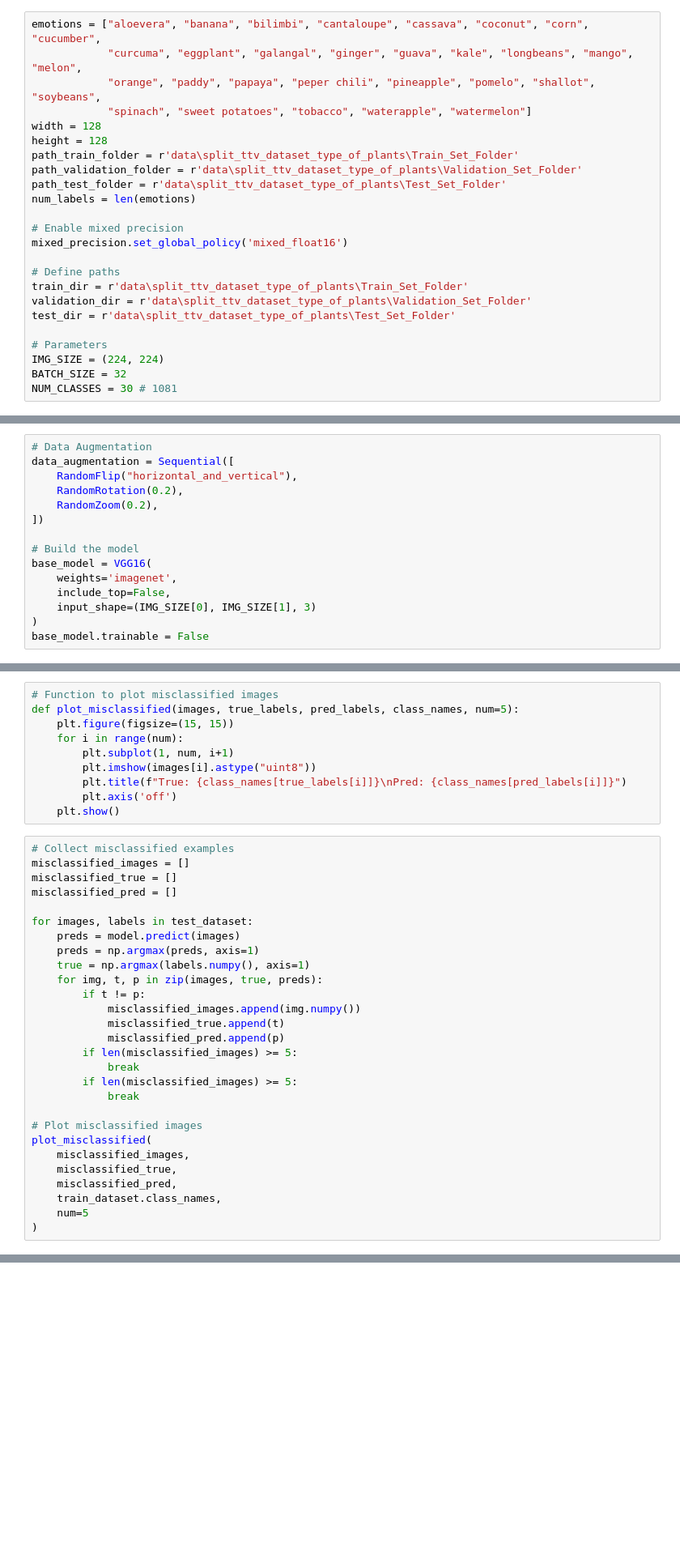
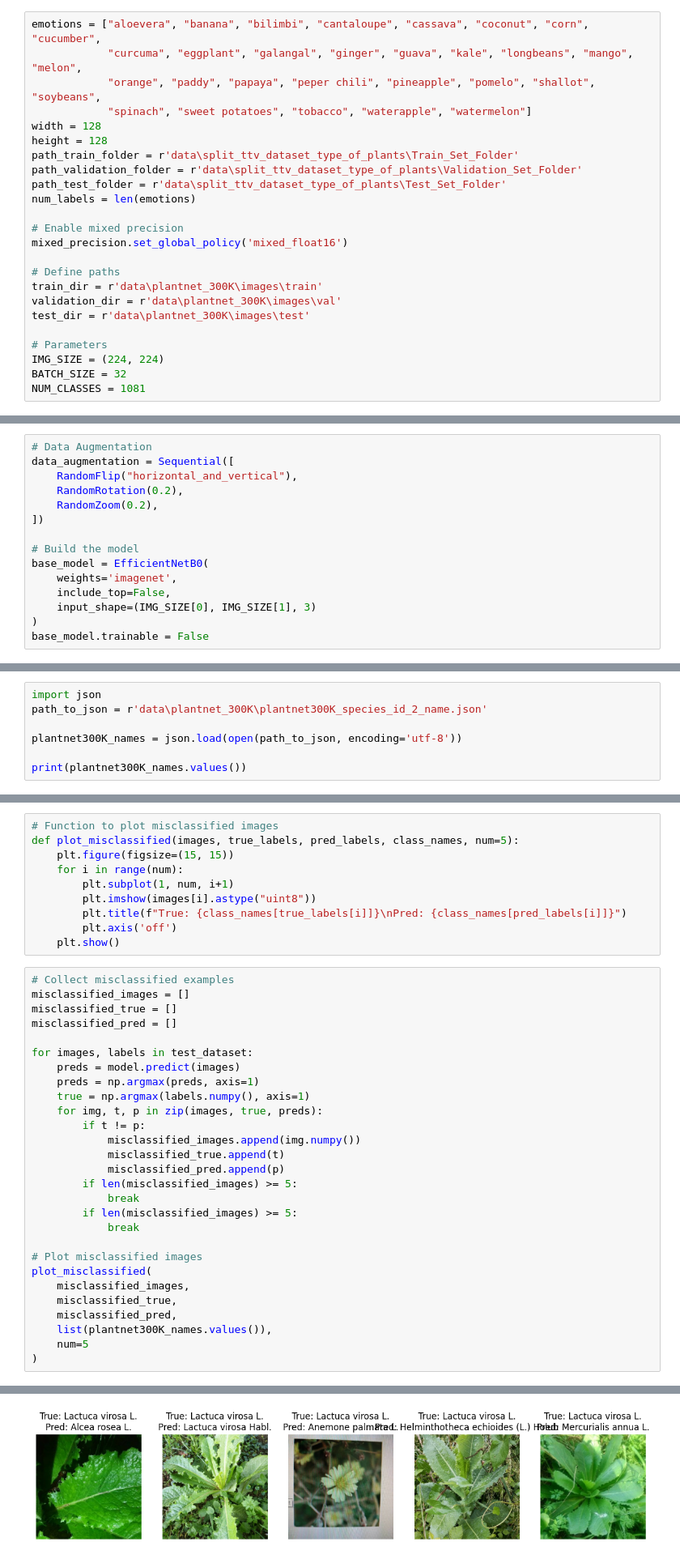
Before and after one commit to amso95/plant_project, a Jupyter notebook: transfer_learning_plant_project.ipynb, the cells around one changed output, grey strips where cells are left out. Shown at 81% size. Cells and saved outputs as stored; diff of their text form; blank space fills up the shorter version.

Commit message:
Transfer learning plantnet300k efficientnetb0

```diff
--- a/transfer_learning_plant_project.ipynb
+++ b/transfer_learning_plant_project.ipynb
@@ -29,14 +29,14 @@ num_labels = len(emotions)
 mixed_precision.set_global_policy('mixed_float16')
 
 # Define paths
-train_dir = r'data\split_ttv_dataset_type_of_plants\Train_Set_Folder'
-validation_dir = r'data\split_ttv_dataset_type_of_plants\Validation_Set_Folder'
-test_dir = r'data\split_ttv_dataset_type_of_plants\Test_Set_Folder'
+train_dir = r'data\plantnet_300K\images\train'
+validation_dir = r'data\plantnet_300K\images\val'
+test_dir = r'data\plantnet_300K\images\test'
 
 # Parameters
 IMG_SIZE = (224, 224)
 BATCH_SIZE = 32
-NUM_CLASSES = 30 # 1081
+NUM_CLASSES = 1081
 # %%
 # Create datasets
 train_dataset = image_dataset_from_directory(
@@ -99,7 +99,7 @@ data_augmentation = Sequential([
 ])
 
 # Build the model
-base_model = VGG16(
+base_model = EfficientNetB0(
 	weights='imagenet',
 	include_top=False,
 	input_shape=(IMG_SIZE[0], IMG_SIZE[1], 3)
@@ -216,0 +214,7 @@ model.save("transfer_learning_VGG16.keras")
+# %%
+import json
+path_to_json = r'data\plantnet_300K\plantnet300K_species_id_2_name.json'
+
+plantnet300K_names = json.load(open(path_to_json, encoding='utf-8'))
+
+print(plantnet300K_names.values())
@@ -265,6 +297,7 @@ plot_misclassified(
 	misclassified_images,
 	misclassified_true,
 	misclassified_pred,
-	train_dataset.class_names,
+	list(plantnet300K_names.values()),
 	num=5
 )
+# %% [output]
@@ -271,3 +321,4 @@ plot_misclassified(
+[figure, added]
 # %%
 # Save the model
 model.save('efficientnet_plant_classifier.h5')
```
Also changed, not shown: parts of 9 cells of this notebook, 1 other file.
